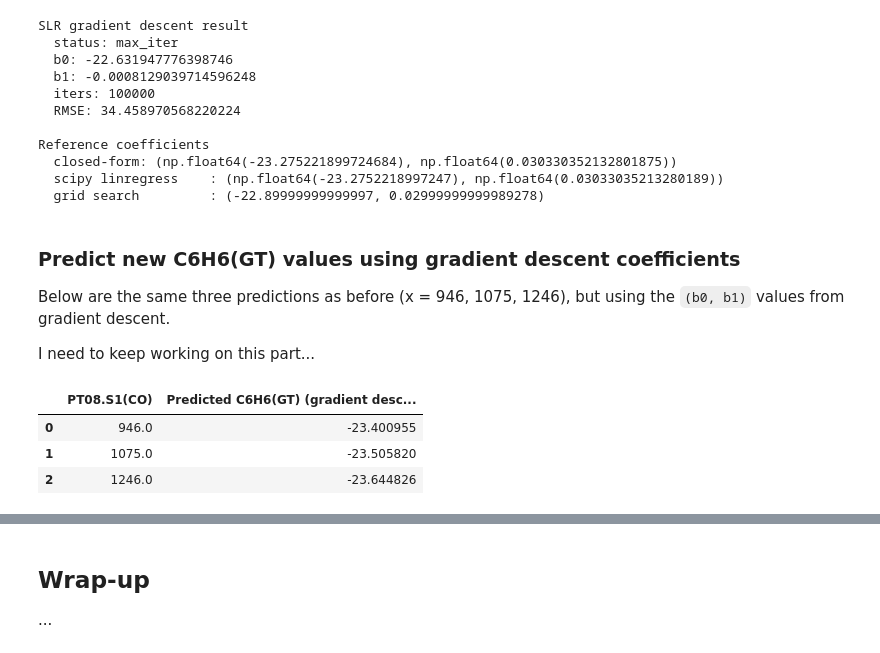
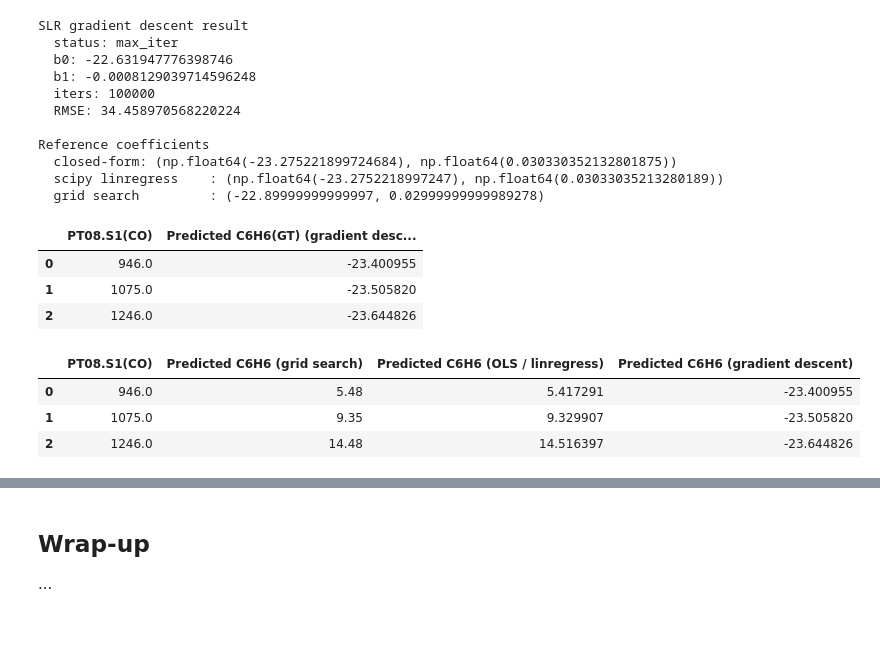
Before and after one commit to Alex-Devoid/ST-554-Project1, a Jupyter notebook: Task1/Task1_Project1_Alex_Devoid0.ipynb, the cells around one changed output, grey strips where cells are left out. Saved outputs shown, nothing was run; the diff lists cells and outputs as text; code cells hidden in the pictures.

```diff
--- a/Task1/Task1_Project1_Alex_Devoid0.ipynb
+++ b/Task1/Task1_Project1_Alex_Devoid0.ipynb
@@ -576,13 +574,6 @@ Reference coefficients
   closed-form: (np.float64(-23.275221899724684), np.float64(0.030330352132801875))
   scipy linregress    : (np.float64(-23.2752218997247), np.float64(0.03033035213280189))
   grid search         : (-22.89999999999997, 0.02999999999989278)
-# %% [markdown]
-### Predict new C6H6(GT) values using gradient descent coefficients
-
-Below are the same three predictions as before (x = 946, 1075, 1246), but using the `(b0, b1)` values from gradient descent.
-
-
- I need to keep working on this part...
 # %%
 preds_gd = gd_b0 + gd_b1 * new_x
 
@@ -595,3 +586,19 @@ pd.DataFrame({
 | 0 | 946.0 | -23.400955 |
 | 1 | 1075.0 | -23.505820 |
 | 2 | 1246.0 | -23.644826 |
+# %%
+preds_grid  = b0_hat  + b1_hat  * new_x
+preds_ols   = b0_scipy + b1_scipy * new_x
+preds_gd    = gd_b0   + gd_b1   * new_x
+
+pd.DataFrame({
+    "PT08.S1(CO)": new_x,
+    "Predicted C6H6 (grid search)": preds_grid,
+    "Predicted C6H6 (OLS via linregress)": preds_ols,
+    "Predicted C6H6 (gradient descent)": preds_gd
+})
+# %% [output]
+|  | PT08.S1(CO) | Predicted C6H6 (grid search) | Predicted C6H6 (OLS / linregress) | Predicted C6H6 (gradient descent) |
+| 0 | 946.0 | 5.48 | 5.417291 | -23.400955 |
+| 1 | 1075.0 | 9.35 | 9.329907 | -23.505820 |
+| 2 | 1246.0 | 14.48 | 14.516397 | -23.644826 |
```
Also changed, not shown: parts of 4 cells of this notebook.
